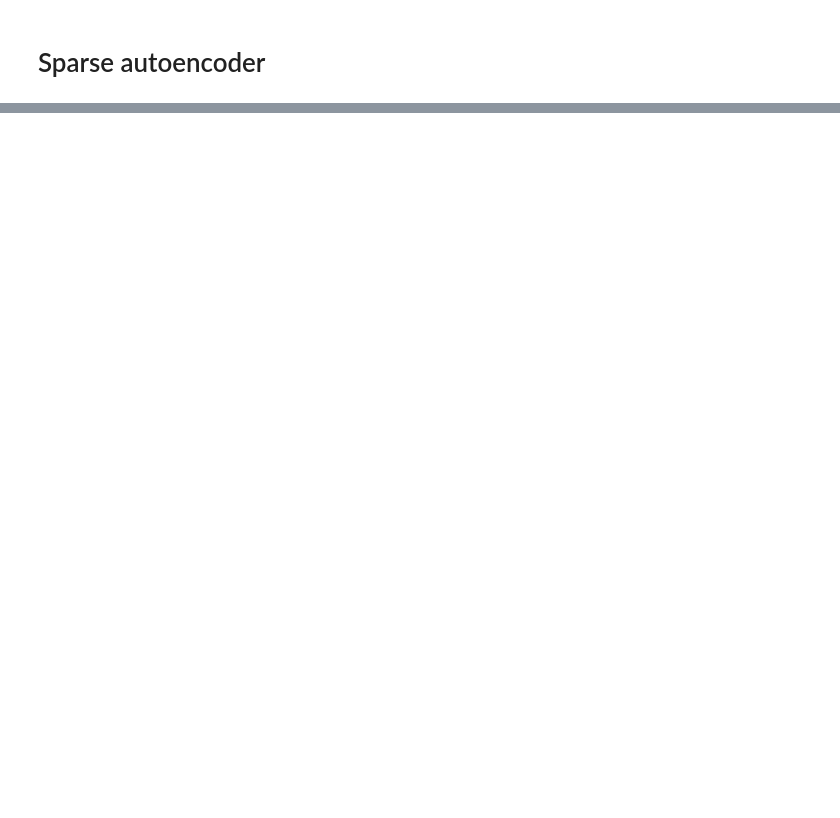
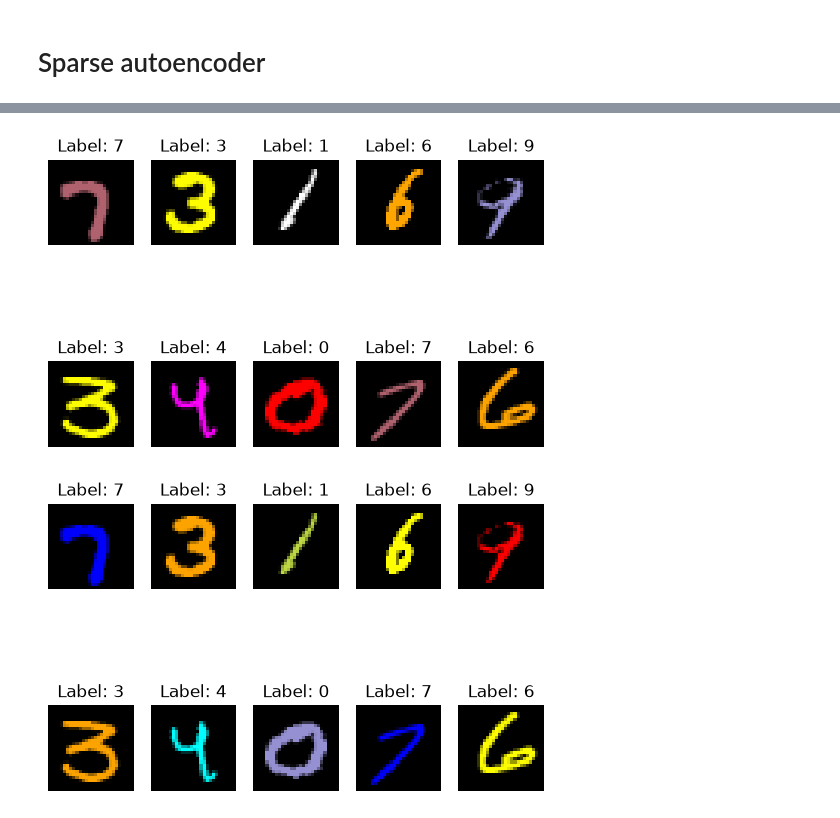
Before and after one commit to PyroX2/Sparse-Autoencoders-for-Vision-in-Pytorch, a Jupyter notebook: intro.ipynb, the cells around one changed output, grey strips where cells are left out. Drawn from its saved outputs; the diff is of its cells as text; code cells hidden in the pictures; blank space fills up the shorter version.

```diff
--- a/intro.ipynb
+++ b/intro.ipynb
@@ -471,0 +710,6 @@ sae_val_dataset = generate_sae_dataset(model, val_dataset)
+# %%
+utils.show_from_dataset(val_dataset, range(0, 10))
+utils.show_from_dataset(colors_flipped_val_dataset, range(0, 10))
+# %% [output]
+[figure, added]
+[figure, added]
```
Also changed, not shown: parts of 17 cells of this notebook.
